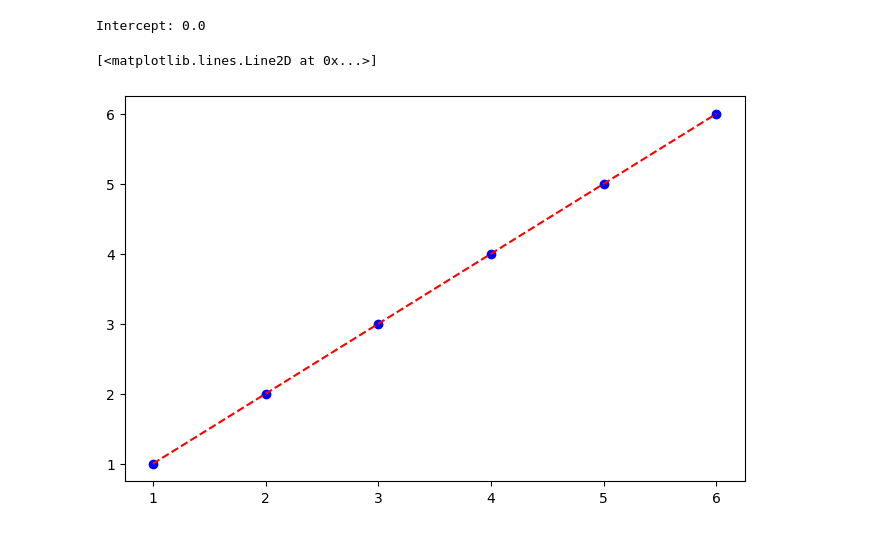
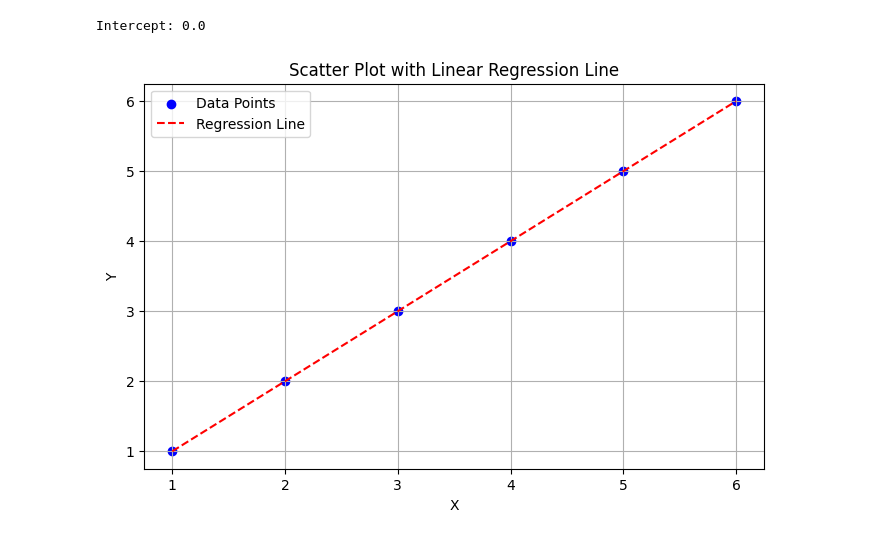
Before and after one commit to shivam-kumar3/Complete-Machine-Learning-NLP-Bootcamp-MLOPS-Deployment, a Jupyter notebook: Section 25 - Linear Regression/cost_function.ipynb, the cells around one changed output. Cells and saved outputs as stored; diff of their text form; code cells hidden in the pictures.

```diff
--- a/Section 25 - Linear Regression/cost_function.ipynb
+++ b/Section 25 - Linear Regression/cost_function.ipynb
@@ -57,22 +57,21 @@ Intercept: 0.0
 # %%
 import pandas as pd
 import matplotlib.pyplot as plt
 
 
 
 # Line of best fit
 regression_line = [slope * xi + intercept for xi in df['X']]
 
 # Plotting
 plt.figure(figsize=(8, 5))
 plt.scatter(df['X'], df['Y'], color='blue', label='Data Points')
 plt.plot(df['X'], regression_line, color='red', linestyle='--', label='Regression Line')
-# plt.title('Scatter Plot with Linear Regression Line')
-# plt.xlabel('X')
-# plt.ylabel('Y')
-# plt.grid(True)
-# plt.legend()
-# plt.show()
+plt.title('Scatter Plot with Linear Regression Line')
+plt.xlabel('X')
+plt.ylabel('Y')
+plt.grid(True)
+plt.legend()
+plt.show()
 # %% [output]
-[<matplotlib.lines.Line2D at 0x...>]
-[figure, old version]
+[figure, new version]
```
Also changed, not shown: 3 other files.
